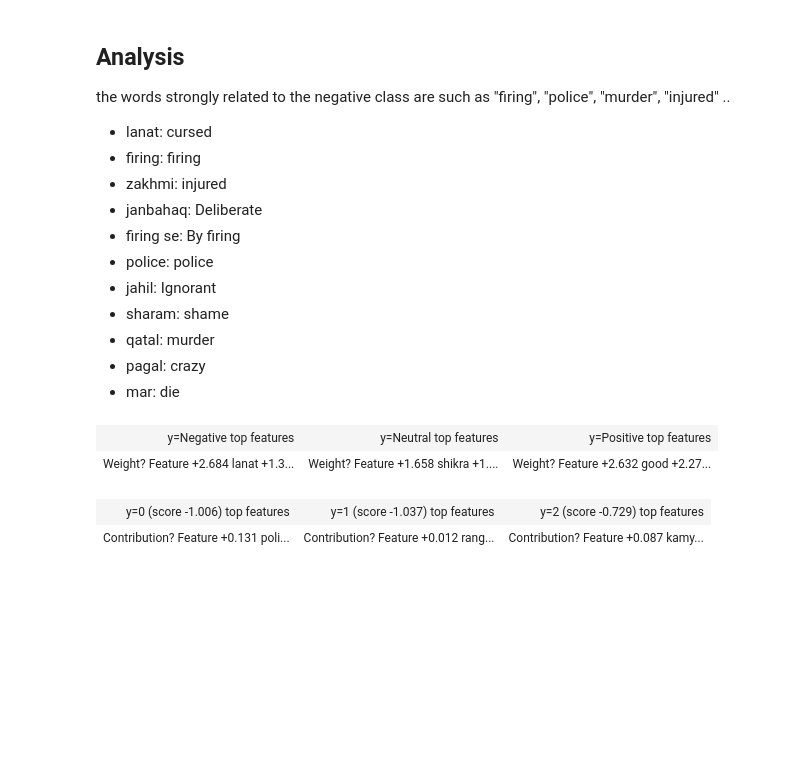
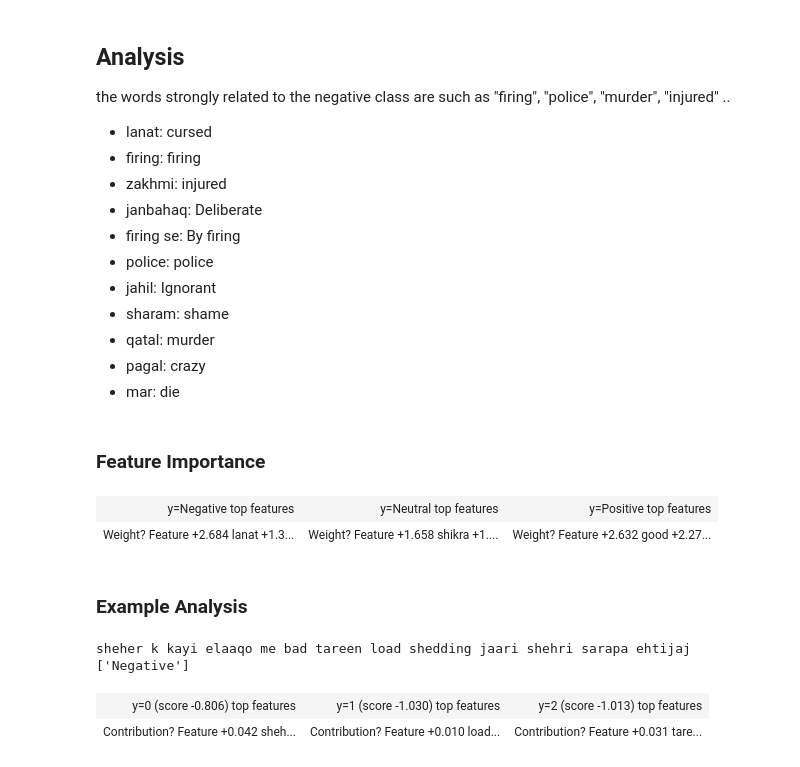
Before and after one commit to AndersonJo/nlp-anderson, a Jupyter notebook: 100 Urdu Sentiment Analysis/01. Sentiment Analysis.ipynb, the cells around one changed output. Drawn from its saved outputs; the diff is of its cells as text; code cells hidden in the pictures; blank space fills up the shorter version.

Commit message:
Modify sentiment analysis

```diff
--- a/100 Urdu Sentiment Analysis/01. Sentiment Analysis.ipynb
+++ b/100 Urdu Sentiment Analysis/01. Sentiment Analysis.ipynb
@@ -201,14 +203,26 @@ the words strongly related to the negative class are such as "firing", "police",
  - qatal: murder
  - pagal: crazy
  - mar: die
+# %% [markdown]
+### Feature Importance
 # %%
 eli5.show_weights(model, vec=vectorizer, top=20, target_names=y_labelencoder.classes_)
 # %% [output]
 | y=Negative top features | y=Neutral top features | y=Positive top features |
 | Weight? Feature +2.684 lanat +1.3... | Weight? Feature +1.658 shikra +1.... | Weight? Feature +2.632 good +2.27... |
-# %%
-_df = x_data[x_data['text'].str.contains('police')]
-eli5.show_prediction(model, _df['text'].values[2], vec=vectorizer)
-# %% [output]
-| y=0 (score -1.006) top features | y=1 (score -1.037) top features | y=2 (score -0.729) top features |
-| Contribution? Feature +0.131 poli... | Contribution? Feature +0.012 rang... | Contribution? Feature +0.087 kamy... |
+# %% [markdown]
+### Example Analysis
+# %%
+_df = x_data.join(y_data)
+_df = _df[(_df['y']==0)]
+_sample = _df.sample(1)
+sentence = _sample['text'].values[0]
+print(sentence)
+print(y_labelencoder.inverse_transform(_sample['y'].values))
+
+eli5.show_prediction(model, sentence, vec=vectorizer)
+# %% [output]
+sheher k kayi elaaqo me bad tareen load shedding jaari shehri sarapa ehtijaj
+['Negative']
+| y=0 (score -0.806) top features | y=1 (score -1.030) top features | y=2 (score -1.013) top features |
+| Contribution? Feature +0.042 sheh... | Contribution? Feature +0.010 load... | Contribution? Feature +0.031 tare... |
```
Also changed, not shown: parts of 1 cell of this notebook.
